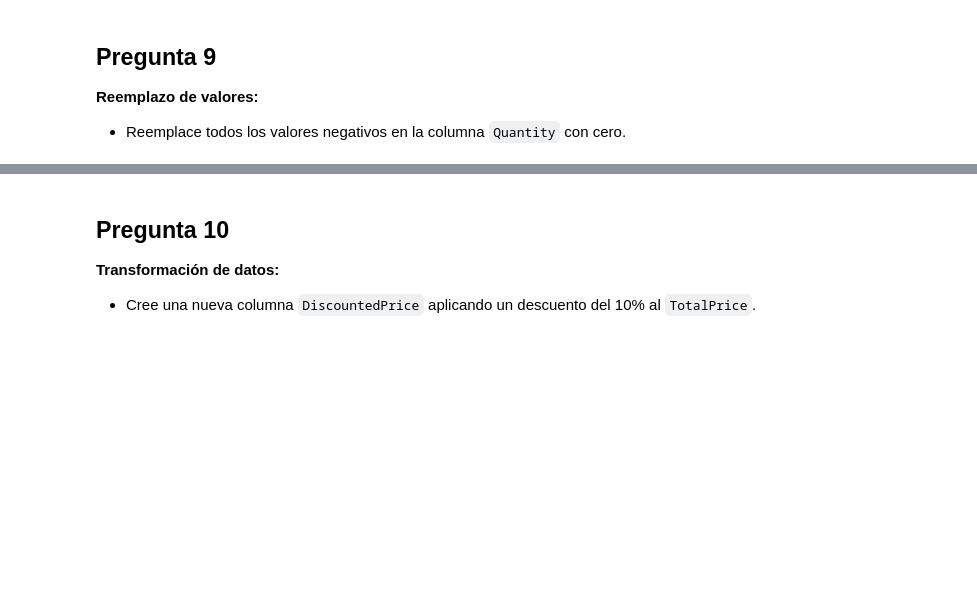
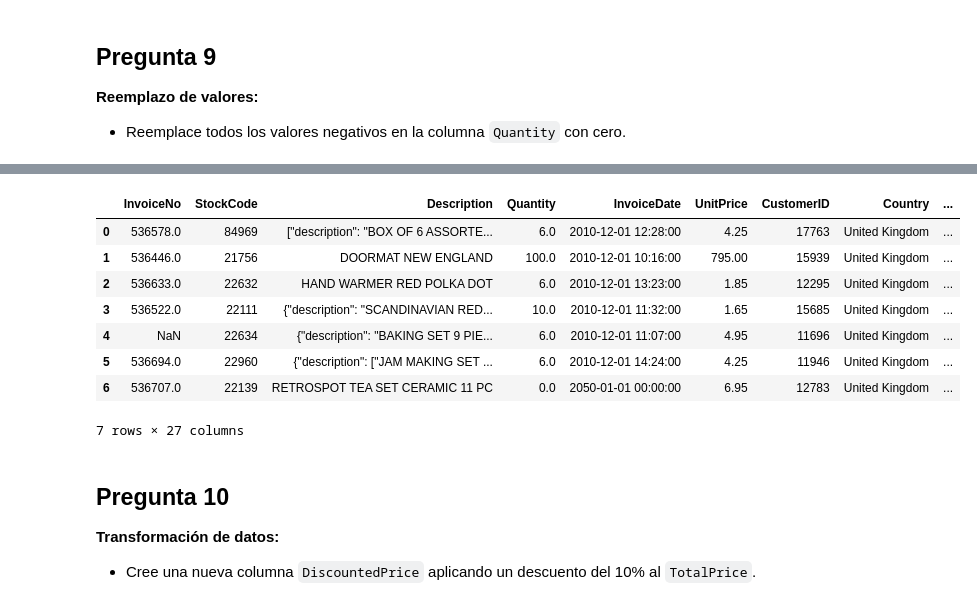
Before and after one commit to Nana8310/Curso_Pandas, a Jupyter notebook: Notebook/Prácticas/Práctica-43/Notebook_43/P-43_Notebook-43.ipynb, the cells around one changed output, grey strips where cells are left out. Cells and saved outputs as stored; diff of their text form; code cells hidden in the pictures; blank space fills up the shorter version.

```diff
--- a/Notebook/Prácticas/Práctica-43/Notebook_43/P-43_Notebook-43.ipynb
+++ b/Notebook/Prácticas/Práctica-43/Notebook_43/P-43_Notebook-43.ipynb
@@ -106,3 +337,17 @@
+# %%
+# Reemplazar valores negativos en la columna Quantity con cero
+retail2_df['Quantity'] = retail2_df['Quantity'].apply(lambda x: max(x, 0))
+retail2_df.head(7)
+# %% [output]
+|  | InvoiceNo | StockCode | Description | Quantity | InvoiceDate | UnitPrice | CustomerID | Country | ... |
+| 0 | 536578.0 | 84969 | ["description": "BOX OF 6 ASSORTE... | 6.0 | 2010-12-01 12:28:00 | 4.25 | 17763 | United Kingdom | ... |
+| 1 | 536446.0 | 21756 | DOORMAT NEW ENGLAND | 100.0 | 2010-12-01 10:16:00 | 795.00 | 15939 | United Kingdom | ... |
+| 2 | 536633.0 | 22632 | HAND WARMER RED POLKA DOT | 6.0 | 2010-12-01 13:23:00 | 1.85 | 12295 | United Kingdom | ... |
+| 3 | 536522.0 | 22111 | {"description": "SCANDINAVIAN RED... | 10.0 | 2010-12-01 11:32:00 | 1.65 | 15685 | United Kingdom | ... |
+| 4 | NaN | 22634 | {"description": "BAKING SET 9 PIE... | 6.0 | 2010-12-01 11:07:00 | 4.95 | 11696 | United Kingdom | ... |
+| 5 | 536694.0 | 22960 | {"description": ["JAM MAKING SET ... | 6.0 | 2010-12-01 14:24:00 | 4.25 | 11946 | United Kingdom | ... |
+| 6 | 536707.0 | 22139 | RETROSPOT TEA SET CERAMIC 11 PC | 0.0 | 2050-01-01 00:00:00 | 6.95 | 12783 | United Kingdom | ... |
+7 rows × 27 columns
 # %% [markdown]
 ## Pregunta 10
 **Transformación de datos:**
```
Also changed, not shown: parts of 52 cells of this notebook, 1 other file.
